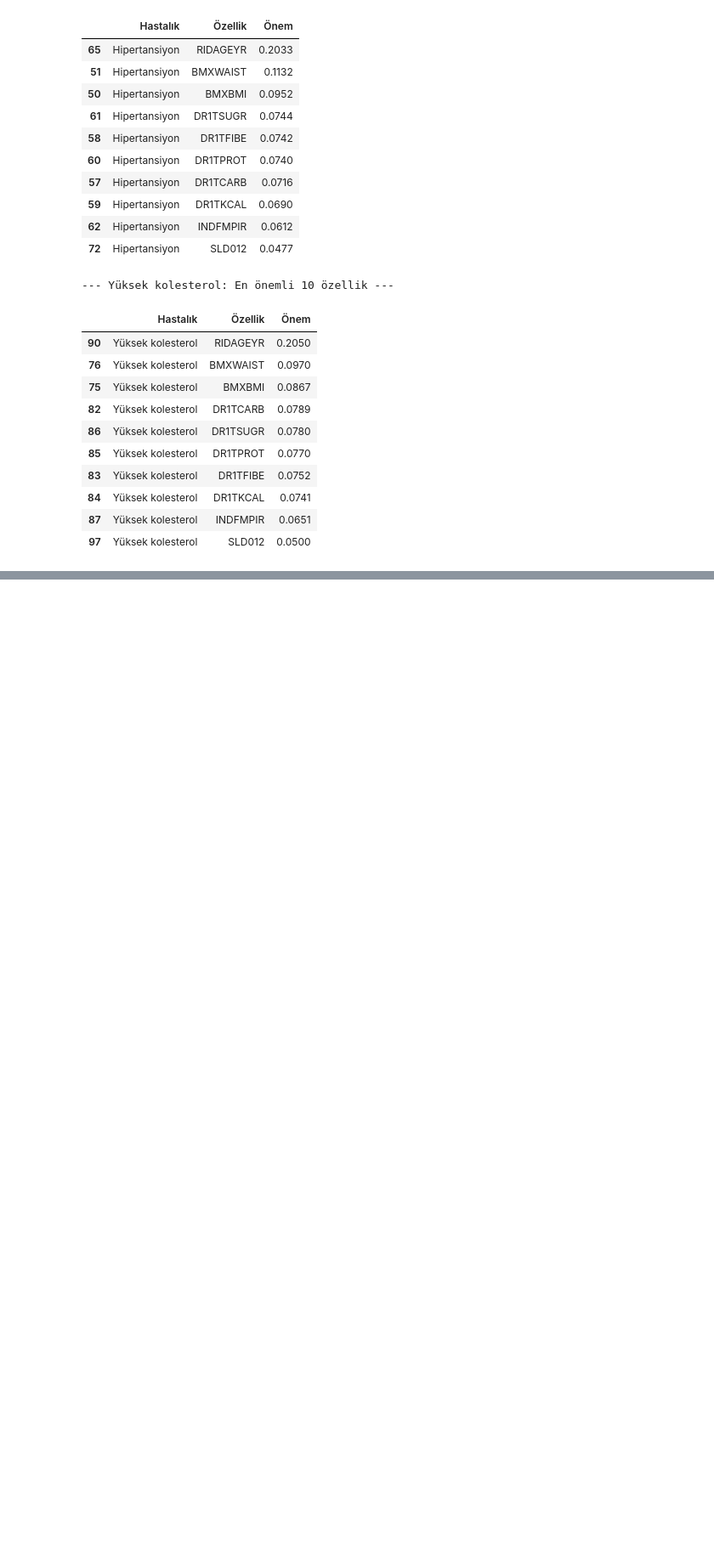
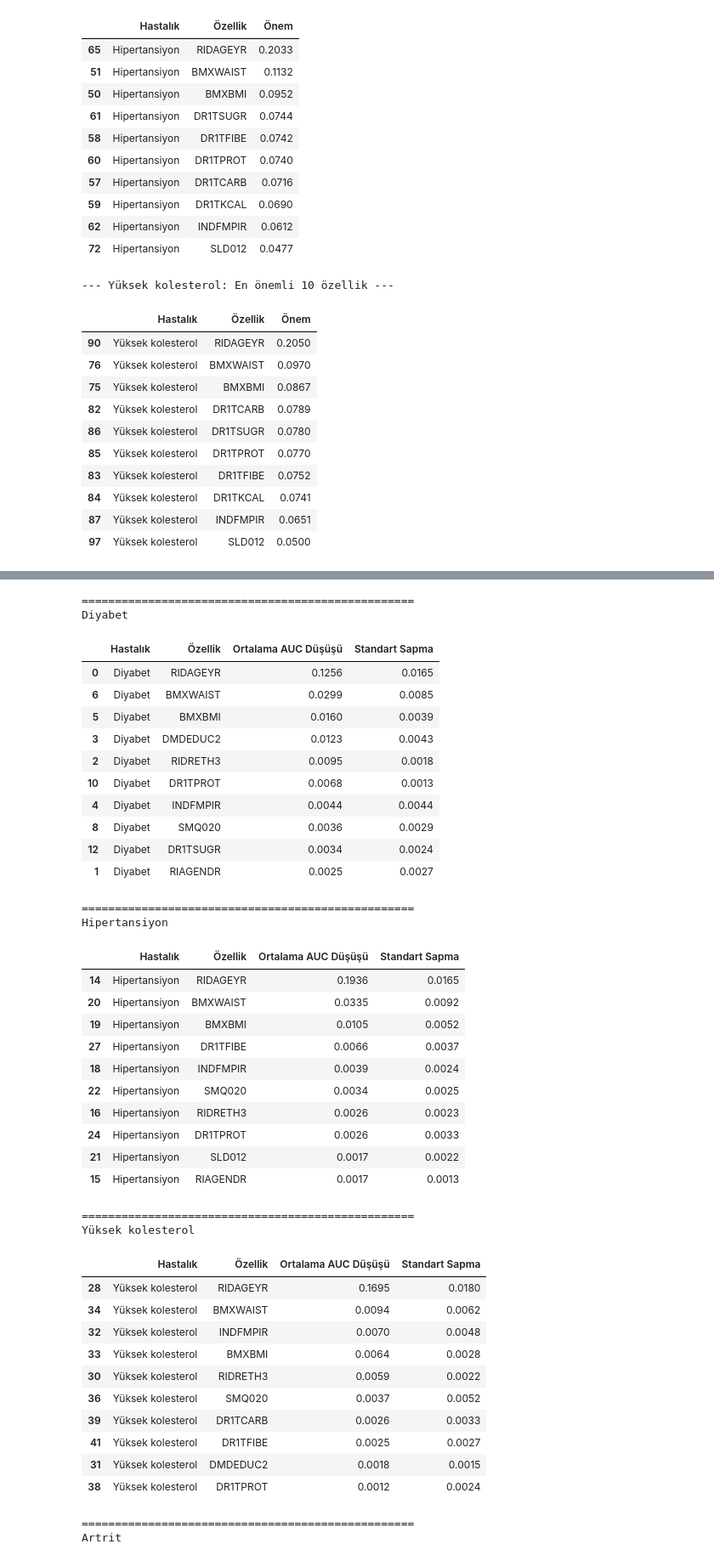
Before and after one commit to Huseyinyagmur/personalized-health-risk-assistant, a Jupyter notebook: nhanes_analysis.ipynb, the cells around one changed output, grey strips where cells are left out. Shown at 85% size. Cells and saved outputs as stored; diff of their text form; code cells hidden in the pictures; blank space fills up the shorter version.

```diff
--- a/nhanes_analysis.ipynb
+++ b/nhanes_analysis.ipynb
@@ -3171,0 +3248,56 @@ for disease in importance_grouped["Hastalık"].unique():
+# %%
+
+for disease in targets.keys():
+
+    print(f"\n{'=' * 50}")
+    print(disease)
+
+    result = (
+        importance_df[importance_df["Hastalık"] == disease]
+        .sort_values("Ortalama AUC Düşüşü", ascending=False)
+        .head(10)
+    )
+
+    display(result.round(4))
+# %% [output]
+==================================================
+Diyabet
+|  | Hastalık | Özellik | Ortalama AUC Düşüşü | Standart Sapma |
+| 0 | Diyabet | RIDAGEYR | 0.1256 | 0.0165 |
+| 6 | Diyabet | BMXWAIST | 0.0299 | 0.0085 |
+| 5 | Diyabet | BMXBMI | 0.0160 | 0.0039 |
+| 3 | Diyabet | DMDEDUC2 | 0.0123 | 0.0043 |
+| 2 | Diyabet | RIDRETH3 | 0.0095 | 0.0018 |
+| 10 | Diyabet | DR1TPROT | 0.0068 | 0.0013 |
+| 4 | Diyabet | INDFMPIR | 0.0044 | 0.0044 |
+| 8 | Diyabet | SMQ020 | 0.0036 | 0.0029 |
+| 12 | Diyabet | DR1TSUGR | 0.0034 | 0.0024 |
+| 1 | Diyabet | RIAGENDR | 0.0025 | 0.0027 |
+==================================================
+Hipertansiyon
+|  | Hastalık | Özellik | Ortalama AUC Düşüşü | Standart Sapma |
+| 14 | Hipertansiyon | RIDAGEYR | 0.1936 | 0.0165 |
+| 20 | Hipertansiyon | BMXWAIST | 0.0335 | 0.0092 |
+| 19 | Hipertansiyon | BMXBMI | 0.0105 | 0.0052 |
+| 27 | Hipertansiyon | DR1TFIBE | 0.0066 | 0.0037 |
+| 18 | Hipertansiyon | INDFMPIR | 0.0039 | 0.0024 |
+| 22 | Hipertansiyon | SMQ020 | 0.0034 | 0.0025 |
+| 16 | Hipertansiyon | RIDRETH3 | 0.0026 | 0.0023 |
+| 24 | Hipertansiyon | DR1TPROT | 0.0026 | 0.0033 |
+| 21 | Hipertansiyon | SLD012 | 0.0017 | 0.0022 |
+| 15 | Hipertansiyon | RIAGENDR | 0.0017 | 0.0013 |
+==================================================
+Yüksek kolesterol
+|  | Hastalık | Özellik | Ortalama AUC Düşüşü | Standart Sapma |
+| 28 | Yüksek kolesterol | RIDAGEYR | 0.1695 | 0.0180 |
+| 34 | Yüksek kolesterol | BMXWAIST | 0.0094 | 0.0062 |
+| 32 | Yüksek kolesterol | INDFMPIR | 0.0070 | 0.0048 |
+| 33 | Yüksek kolesterol | BMXBMI | 0.0064 | 0.0028 |
+| 30 | Yüksek kolesterol | RIDRETH3 | 0.0059 | 0.0022 |
+| 36 | Yüksek kolesterol | SMQ020 | 0.0037 | 0.0052 |
+| 39 | Yüksek kolesterol | DR1TCARB | 0.0026 | 0.0033 |
+| 41 | Yüksek kolesterol | DR1TFIBE | 0.0025 | 0.0027 |
+| 31 | Yüksek kolesterol | DMDEDUC2 | 0.0018 | 0.0015 |
+| 38 | Yüksek kolesterol | DR1TPROT | 0.0012 | 0.0024 |
+==================================================
+Artrit
```
Also changed, not shown: parts of 5 cells of this notebook.
